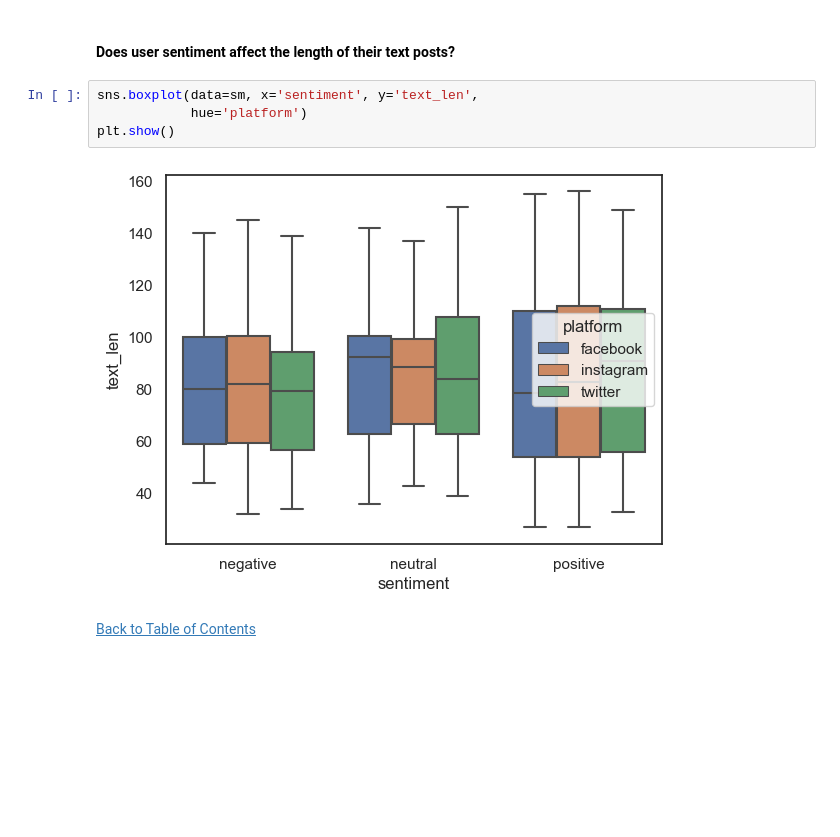
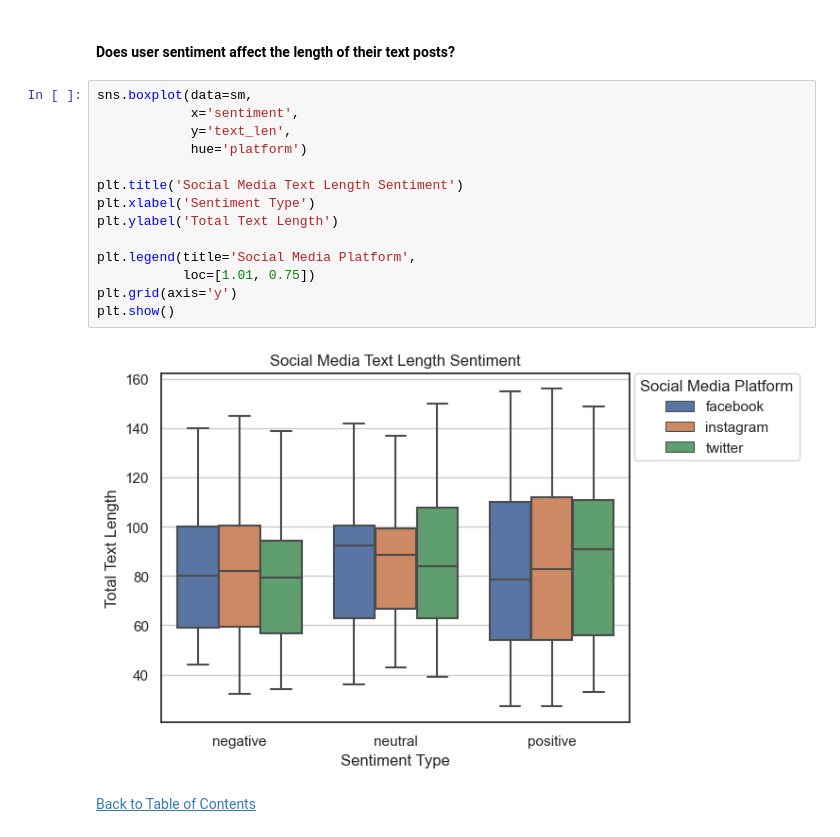
Before and after one commit to jasondo-da/Social_Media_Analysis, a Jupyter notebook: social_media_sentiments_analysis.ipynb, the cells around one changed output. Drawn from its saved outputs; the diff is of its cells as text; blank space fills up the shorter version.

```diff
--- a/social_media_sentiments_analysis.ipynb
+++ b/social_media_sentiments_analysis.ipynb
@@ -1123,12 +1145,22 @@ memory usage: 635.0 bytes
 [Back to Table of Contents](#back)
 # %% [markdown]
 #### Does user sentiment affect the length of their text posts?
-# %%
-sns.boxplot(data=sm, x='sentiment', y='text_len',
-            hue='platform')
-plt.show()
-# %% [output]
-[figure, removed]
+# %%
+sns.boxplot(data=sm,
+            x='sentiment',
+            y='text_len',
+            hue='platform')
+
+plt.title('Social Media Text Length Sentiment')
+plt.xlabel('Sentiment Type')
+plt.ylabel('Total Text Length')
+
+plt.legend(title='Social Media Platform',
+           loc=[1.01, 0.75])
+plt.grid(axis='y')
+plt.show()
+# %% [output]
+[figure, added]
 # %% [markdown]
 [Back to Table of Contents](#back)
 # %% [markdown]
```
Also changed, not shown: parts of 19 cells of this notebook.
